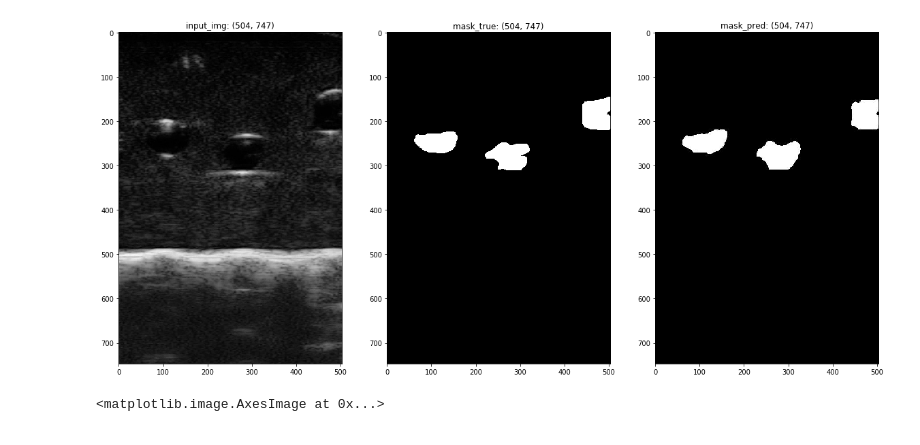
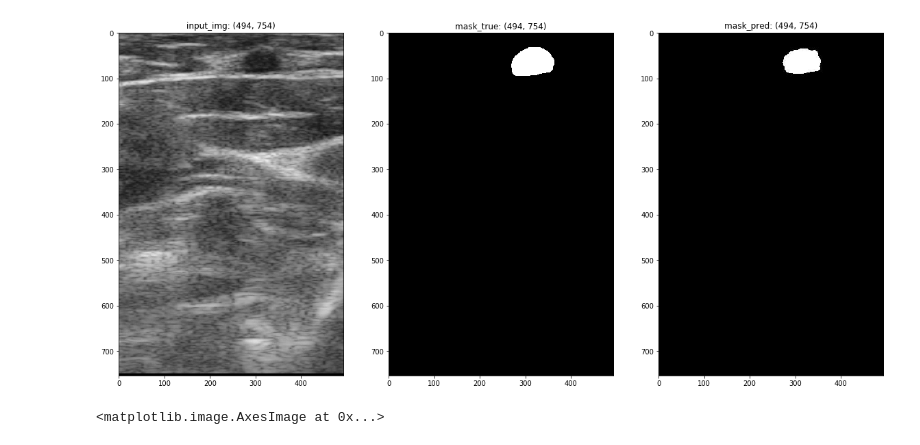
Before and after one commit to zhangjing1997/IV_Detection, a Jupyter notebook: UNet/eda_unet.ipynb, the cells around one changed output. Drawn from its saved outputs; the diff is of its cells as text; code cells hidden in the pictures.

```diff
--- a/UNet/eda_unet.ipynb
+++ b/UNet/eda_unet.ipynb
@@ -12,20 +12,20 @@ from matplotlib import pyplot as plt
 #         prefix = filename.split('.png')[0]
 #         os.rename(dir + '/' + filename, dir + '/' + prefix + '.jpg')
 # %%
-# compare results
-input_img = Image.open('data/imgs/9.jpg')
-mask_true = Image.open('data/masks/9.jpg')
-mask_pred = Image.open('data/output/9_CP20.jpg')
+# Visualization Comparison between input_img and mask_true and mask_pred -> invivo_91
+input_img = Image.open('data/imgs/invivo_91/12.jpg')
+mask_true = Image.open('data/masks/invivo_91/12.jpg')
+mask_pred = Image.open('output/invivo_91/12.jpg')
 
 imgs = [input_img, mask_true, mask_pred]
 titles = [f'input_img: {input_img.size}', f'mask_true: {mask_true.size}', f'mask_pred: {mask_pred.size}']
 plt.figure(figsize=(20,10))
 for i, (img, title) in enumerate(zip(imgs, titles)):
     plt.subplot(1, 3, i + 1)
     plt.imshow(img, cmap='gray')
     plt.title(title)
 # %% [output]
-[figure, old version]
+[figure, new version]
 # %%
 import torch
 from unet import UNet
```
Also changed, not shown: 11 other files.
